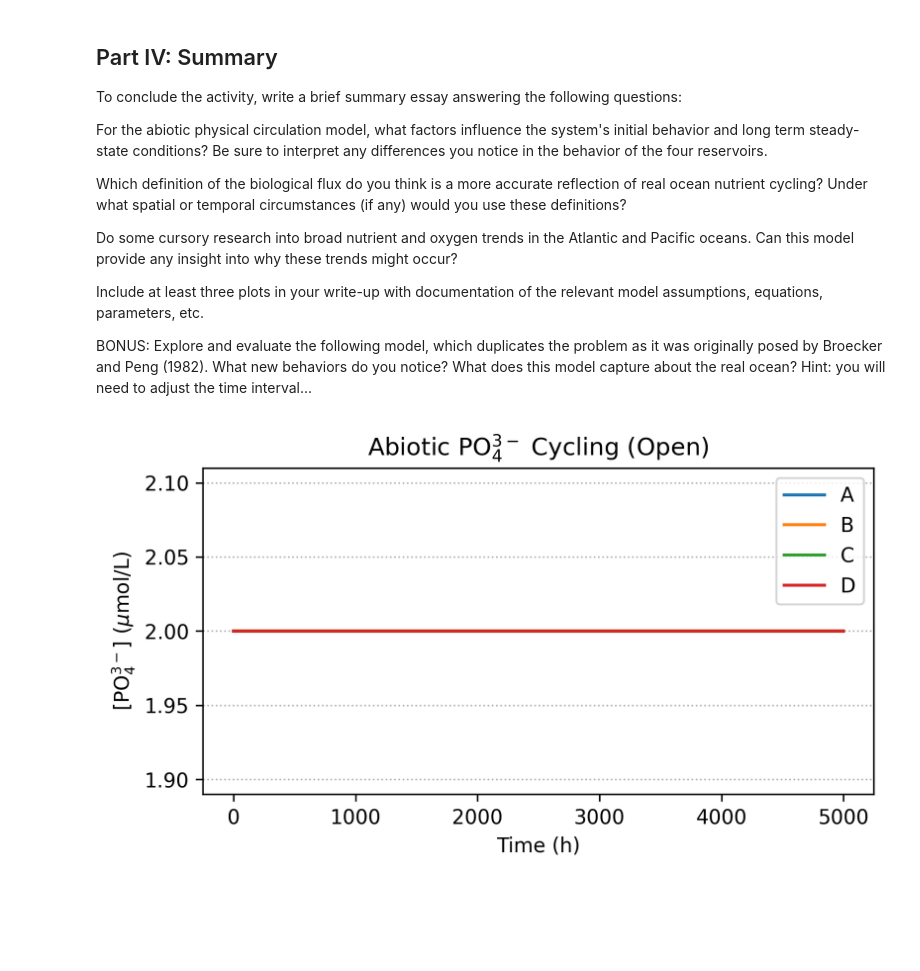
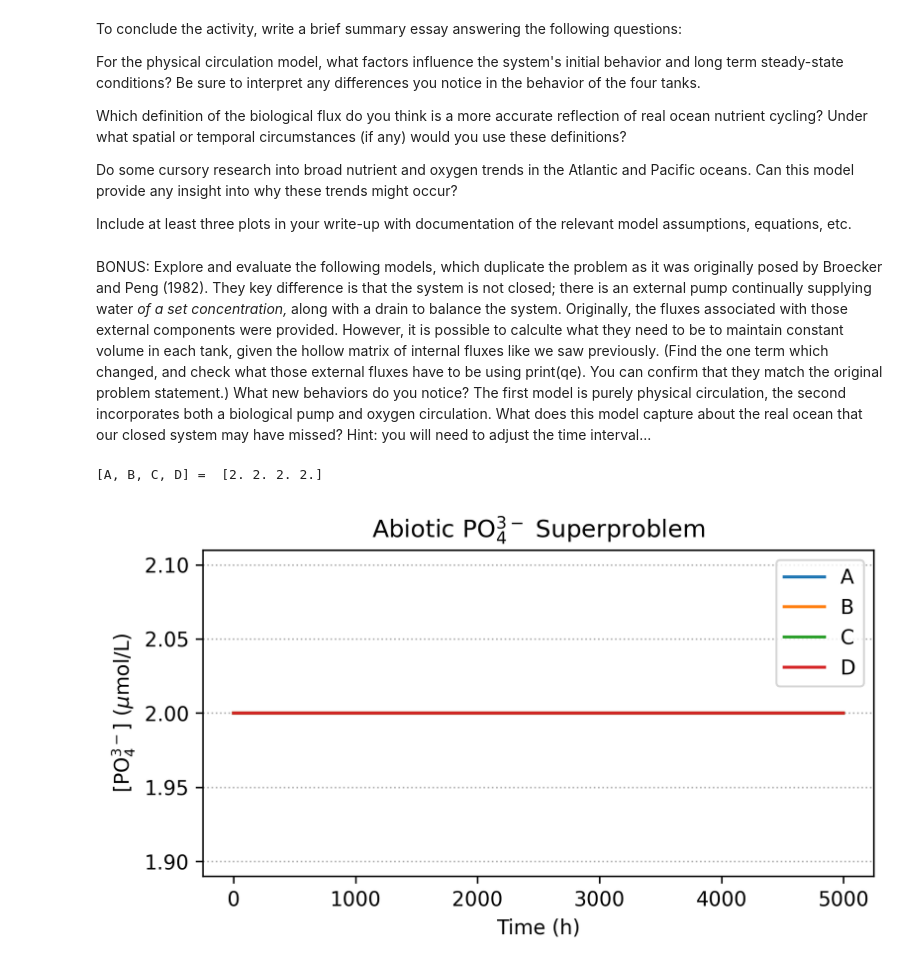
Before and after one commit to hernypeterson/nutrient-model, a Jupyter notebook: GEOL20E-HW6-NutrientModeling.ipynb, the cells around one changed output. Drawn from its saved outputs; the diff is of its cells as text; code cells hidden in the pictures; blank space fills up the shorter version.

```diff
--- a/GEOL20E-HW6-NutrientModeling.ipynb
+++ b/GEOL20E-HW6-NutrientModeling.ipynb
@@ -204,41 +182,38 @@ plt.show()
+# %% [markdown]
+To conclude the activity, write a brief summary essay answering the following questions:
+
+For the physical circulation model, what factors influence the system's initial behavior and long term steady-state conditions? Be sure to interpret any differences you notice in the behavior of the four tanks.
+
+Which definition of the biological flux do you think is a more accurate reflection of real ocean nutrient cycling? Under what spatial or temporal circumstances (if any) would you use these definitions?
+
+Do some cursory research into broad nutrient and oxygen trends in the Atlantic and Pacific oceans. Can this model provide any insight into why these trends might occur?
+
+Include at least three plots in your write-up with documentation of the relevant model assumptions, equations, etc.
 # %% [markdown]
-## Part IV: Summary
-
-To conclude the activity, write a brief summary essay answering the following questions:
-
-For the abiotic physical circulation model, what factors influence the system's initial behavior and long term steady-state conditions? Be sure to interpret any differences you notice in the behavior of the four reservoirs.
-
-Which definition of the biological flux do you think is a more accurate reflection of real ocean nutrient cycling? Under what spatial or temporal circumstances (if any) would you use these definitions?
-
-Do some cursory research into broad nutrient and oxygen trends in the Atlantic and Pacific oceans. Can this model provide any insight into why these trends might occur?
-
-Include at least three plots in your write-up with documentation of the relevant model assumptions, equations, parameters, etc.
-
-BONUS: Explore and evaluate the following model, which duplicates the problem as it was originally posed by Broecker and Peng (1982). What new behaviors do you notice? What does this model capture about the real ocean? Hint: you will need to adjust the time interval...
+BONUS: Explore and evaluate the following models, which duplicate the problem as it was originally posed by Broecker and Peng (1982). They key difference is that the system is not closed; there is an external pump continually supplying water _of a set concentration,_ along with a drain to balance the system. Originally, the fluxes associated with those external components were provided. However, it is possible to calculte what they need to be to maintain constant volume in each tank, given the hollow matrix of internal fluxes like we saw previously. (Find the one term which changed, and check what those external fluxes have to be using print(qe). You can confirm that they match the original problem statement.) What new behaviors do you notice? The first model is purely physical circulation, the second incorporates both a biological pump and oxygen circulation. What does this model capture about the real ocean that our closed system may have missed? Hint: you will need to adjust the time interval...
 # %%
-Q_open = np.array([[-8,  2,  0,  5],
-                   [8, -12,  4,  0],
-                   [0,  10, -12, 2],
-                   [0,  0,   8, -8]]) # L/hr
+Qhs = np.array([[0,  2, 0, 5], # s for "superproblem" (L/hr)
+                [8,  0, 4, 0],
+                [0, 10, 0, 2],
+                [0,  0, 8, 0]])
 
-q_ext = np.array([1, 0, 0, 0]) # external volumetric flux (L/hr)
-c_ext = 2 # external concentration (umol/L)
-e = q_ext*c_ext # external amount flux (umol/hr)
+qe = Qhs.sum(axis = 0) - Qhs.sum(axis = 1) # external fluxes needed to maintain volume
+qi, qo = np.mean([[qe, np.abs(qe)], [qe, -np.abs(qe)]], axis = 1) # in- & outfluxes
 
-def system_open(c, t):
-    return (Q_open @ c + e) / v
+Qs = Qhs - np.diag(Qhs.sum(axis = 0)) + np.diag(qo) # L/hr
 
-solution_open = odeint(system_open, phosphate_0, t)
+ci = 2 # external influx [PO4] (umol/L)
 
-plt.plot(t, solution_open, label=abcd)
-plt.xlabel('Time (h)')
-plt.ylabel('[PO$_4^{3-}$] ($\mu$mol/L)')
-plt.title('Abiotic PO$_4^{3-}$ Cycling (Open)')
-plt.legend()
+def sys_super(c, t):
+    return (Qs @ c + qi * ci) / v
 
-plt.savefig("original.pdf")
-plt.show()
+sol_super = odeint(sys_super, P0, t)
 
-# print(solution_open[-1])
+plot(sol_super, "[PO$_4^{3-}$]",
+     "Abiotic PO$_4^{3-}$ Superproblem",
+     "super")
+
+print("[A, B, C, D] = ", sol_super[-1])
 # %% [output]
+[A, B, C, D] =  [2. 2. 2. 2.]
-[figure, old version]
+[figure, new version]
```
Also changed, not shown: parts of 46 cells of this notebook.
